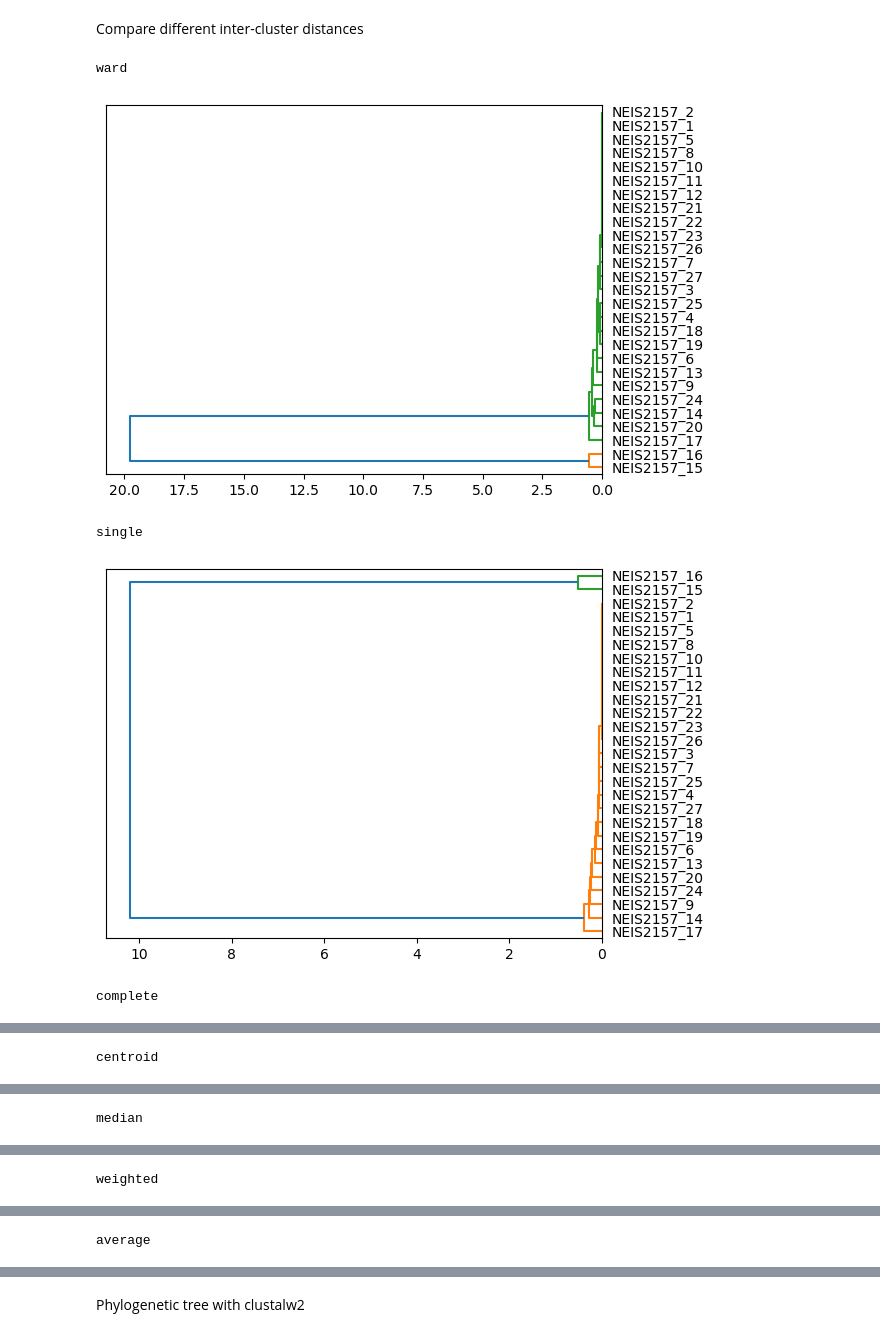
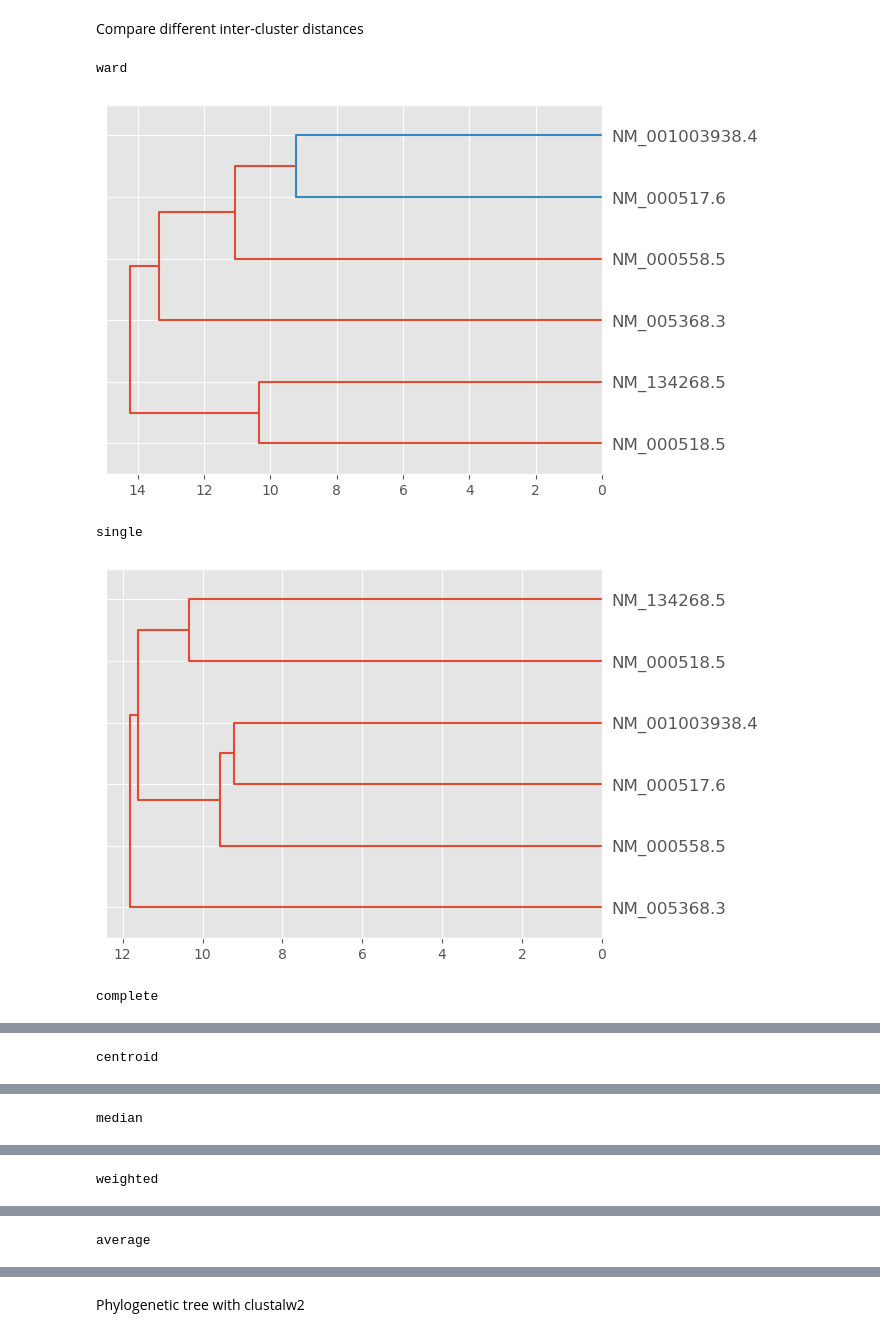
Before and after one commit to matteotolloso/BioEmbedding, a Jupyter notebook: hierarchical.ipynb, the cells around one changed output, grey strips where cells are left out. Cells and saved outputs as stored; diff of their text form; code cells hidden in the pictures.

```diff
--- a/hierarchical.ipynb
+++ b/hierarchical.ipynb
@@ -9,37 +9,37 @@ import matplotlib.pyplot as plt
 from autoembedding.embeddings_matrix import build_embeddings_matrix
 #InteractiveShell.ast_node_interactivity = "all"
 
-#PATH = "dataset/NEIS2157.json"
-PATH = "dataset/NEIS2157/NEIS2157.json"
+PATH = "dataset/globins/globins.json"
+#PATH = "dataset/NEIS2157/NEIS2157.json"
 
 embeddings_dict = utils.get_embeddings_dict(PATH)
 
 IDs, embeddings_matrix = build_embeddings_matrix(
     embeddings_dict = embeddings_dict,
     embedder="dnabert",
     combiner_method="cut"
 )
 
 methods = ["ward", "single", "complete", "centroid", "median", "weighted", "average"]
 
 condensed_distances = pdist(embeddings_matrix)
 
 for method in methods:
     print(method)
     # Perform hierarchical clustering
     Z = linkage(condensed_distances, method=method)
     # Plot dendrogram
     dendrogram(Z, orientation="left", labels=IDs)
 
     plt.show()
 
 # Get cluster labels
 #max_d =30  # set the maximum distance between clusters
 #labels = fcluster(Z, max_d, criterion='distance')
 #print(labels)
 # %% [output]
 ward
-[figure, old version]
+[figure, new version]
 single
-[figure, old version]
+[figure, new version]
 complete
```
Also changed, not shown: parts of 8 cells of this notebook, 4 other files.
